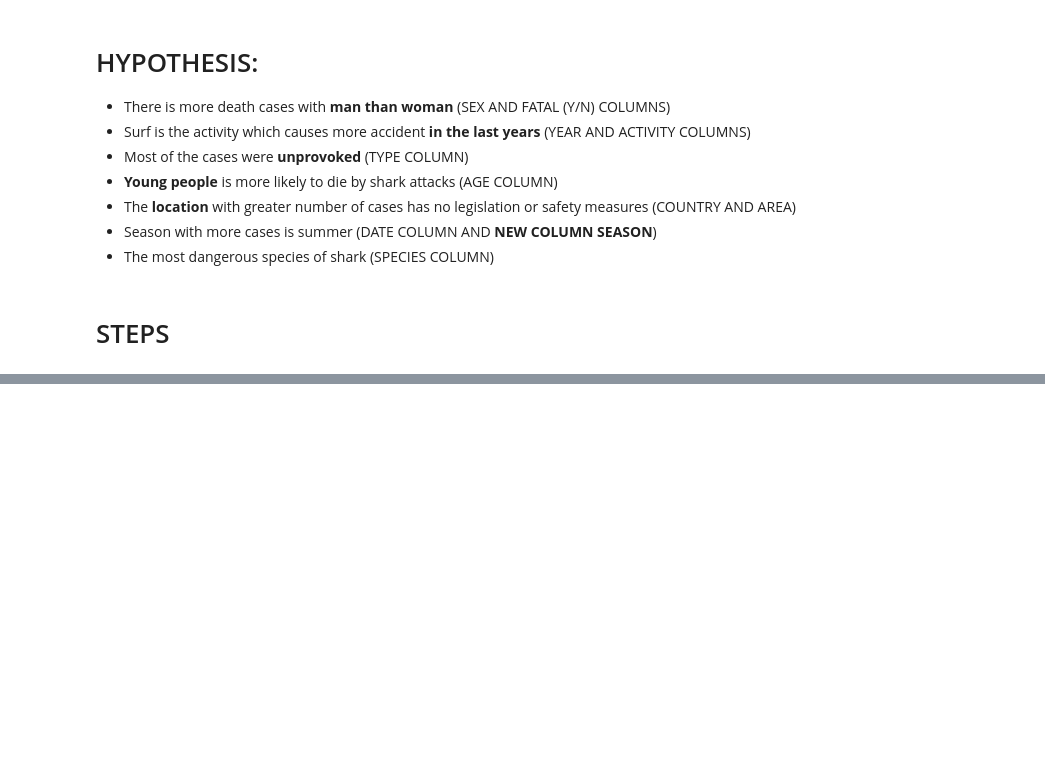
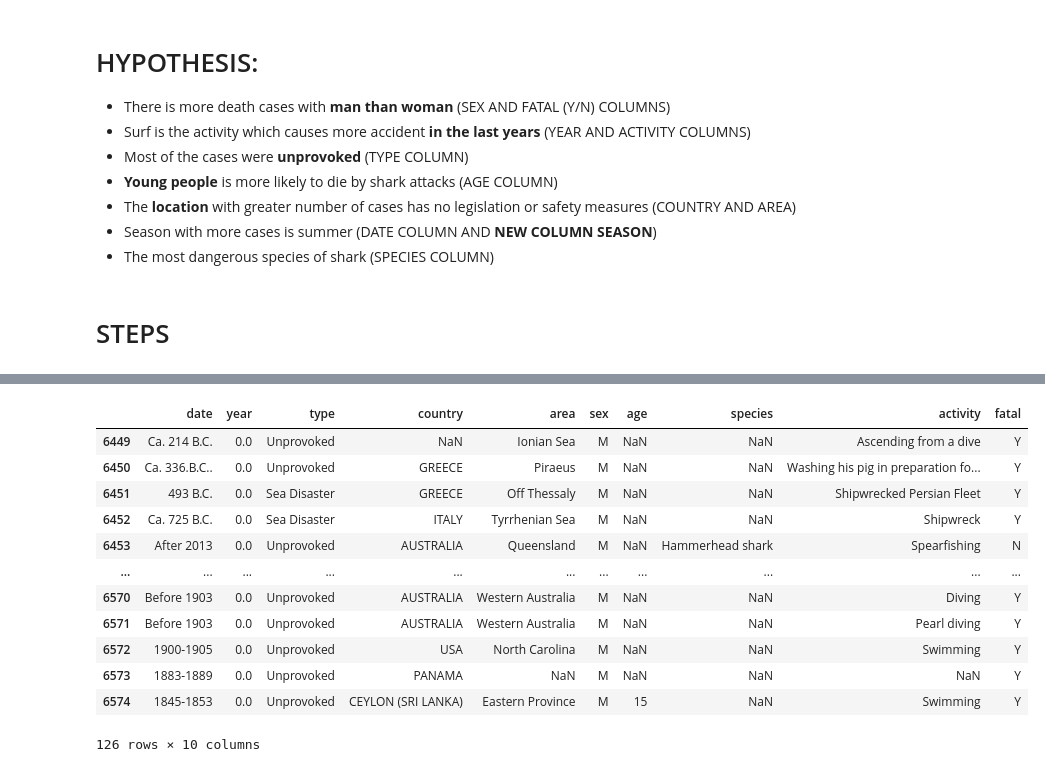
Before and after one commit to aldrey-baldovi/data-analysis-study, a Jupyter notebook: labs/module_1/week_8/project_shark_attacks/shark_attacks_project.ipynb, the cells around one changed output, grey strips where cells are left out. Saved outputs shown, nothing was run; the diff lists cells and outputs as text; code cells hidden in the pictures; blank space fills up the shorter version.

```diff
--- a/labs/module_1/week_8/project_shark_attacks/shark_attacks_project.ipynb
+++ b/labs/module_1/week_8/project_shark_attacks/shark_attacks_project.ipynb
@@ -131,0 +210,17 @@ Name: Date, dtype: int64
+# %%
+zero = df.loc[(df['year'] == 0)]
+zero
+# %% [output]
+|  | date | year | type | country | area | sex | age | species | activity | fatal |
+| 6449 | Ca. 214 B.C. | 0.0 | Unprovoked | NaN | Ionian Sea | M | NaN | NaN | Ascending from a dive | Y |
+| 6450 | Ca. 336.B.C.. | 0.0 | Unprovoked | GREECE | Piraeus | M | NaN | NaN | Washing his pig in preparation fo... | Y |
+| 6451 | 493 B.C. | 0.0 | Sea Disaster | GREECE | Off Thessaly | M | NaN | NaN | Shipwrecked Persian Fleet | Y |
+| 6452 | Ca. 725 B.C. | 0.0 | Sea Disaster | ITALY | Tyrrhenian Sea | M | NaN | NaN | Shipwreck | Y |
+| 6453 | After 2013 | 0.0 | Unprovoked | AUSTRALIA | Queensland | M | NaN | Hammerhead shark | Spearfishing | N |
+| ... | ... | ... | ... | ... | ... | ... | ... | ... | ... | ... |
+| 6570 | Before 1903 | 0.0 | Unprovoked | AUSTRALIA | Western Australia | M | NaN | NaN | Diving | Y |
+| 6571 | Before 1903 | 0.0 | Unprovoked | AUSTRALIA | Western Australia | M | NaN | NaN | Pearl diving | Y |
+| 6572 | 1900-1905 | 0.0 | Unprovoked | USA | North Carolina | M | NaN | NaN | Swimming | Y |
+| 6573 | 1883-1889 | 0.0 | Unprovoked | PANAMA | NaN | M | NaN | NaN | NaN | Y |
+| 6574 | 1845-1853 | 0.0 | Unprovoked | CEYLON (SRI LANKA) | Eastern Province | M | 15 | NaN | Swimming | Y |
+126 rows × 10 columns
```
Also changed, not shown: parts of 49 cells of this notebook, 1 other file.
